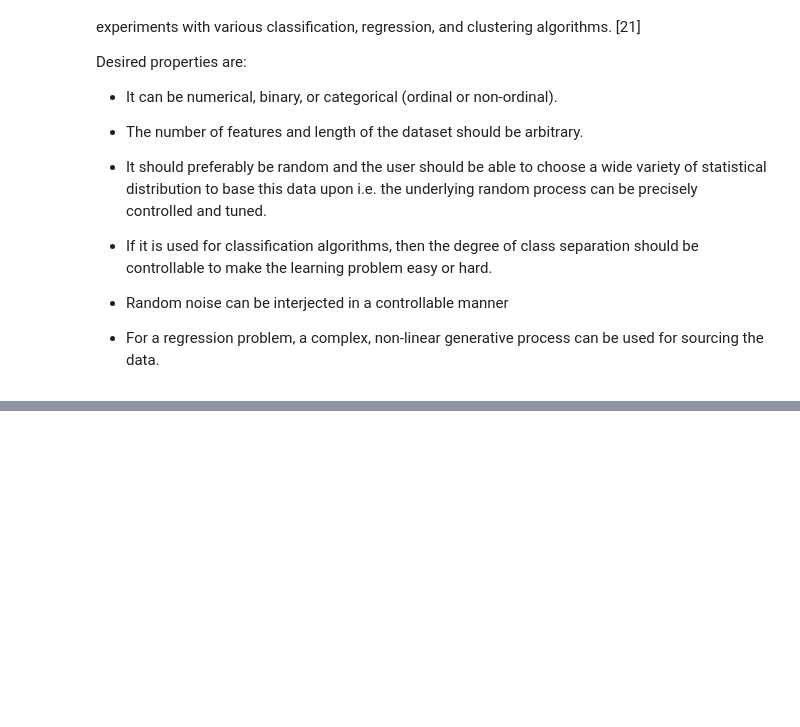
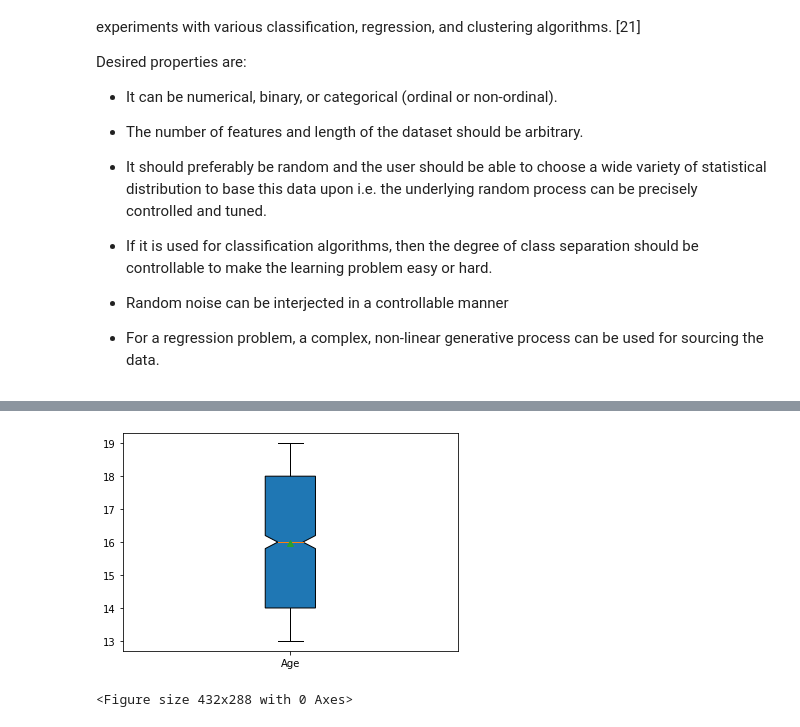
Before and after one commit to HenkT28/Programming_For_Data_Analysis_Project, a Jupyter notebook: Programming_For_Data_Analysis_Project.ipynb, the cells around one changed output, grey strips where cells are left out. Cells and saved outputs as stored; diff of their text form; code cells hidden in the pictures; blank space fills up the shorter version.

```diff
--- a/Programming_For_Data_Analysis_Project.ipynb
+++ b/Programming_For_Data_Analysis_Project.ipynb
@@ -129,0 +146,7 @@ random.choice(seq)
+# %%
+# Generate random set of (integers) of teenagers, different ages between 13 to 19
+# numpy.random.randint(low, high=None, size=None, dtype='l')
+
+# Returns random integers from the “discrete uniform” distribution of specified dtype in the “half-open” interval [low, high).
+
+teenagers_age = np.random.randint(13, 20, 1000)
@@ -129,0 +201,12 @@ random.choice(seq)
+# %%
+# Create the boxplot
+# Add patch_artist=True option to boxplot() to get fill color
+# Labels will be used to label x-ticks
+labels = ['Age']
+plt.boxplot(teenagers_age, vert=True, notch=True, showmeans=True, patch_artist=True, labels=labels)
+plt.show()
+
+plt.savefig("boxplot.png")
+# %% [output]
+[figure, added]
+<Figure size 432x288 with 0 Axes>
```
Also changed, not shown: parts of 12 cells of this notebook, 2 other files.
